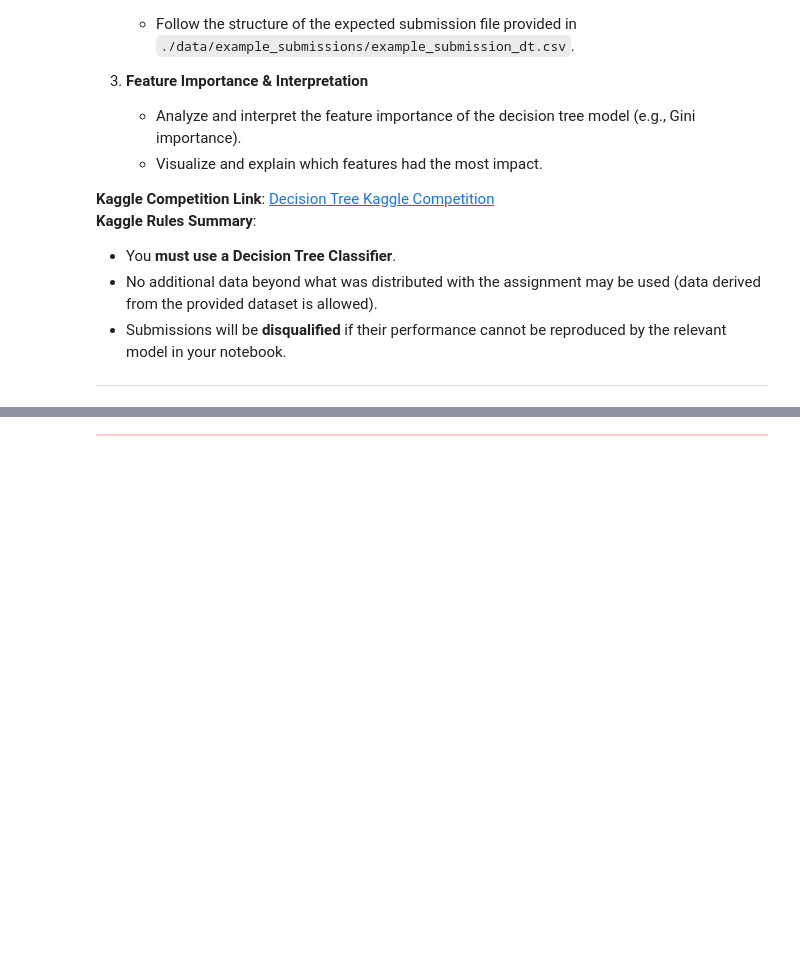
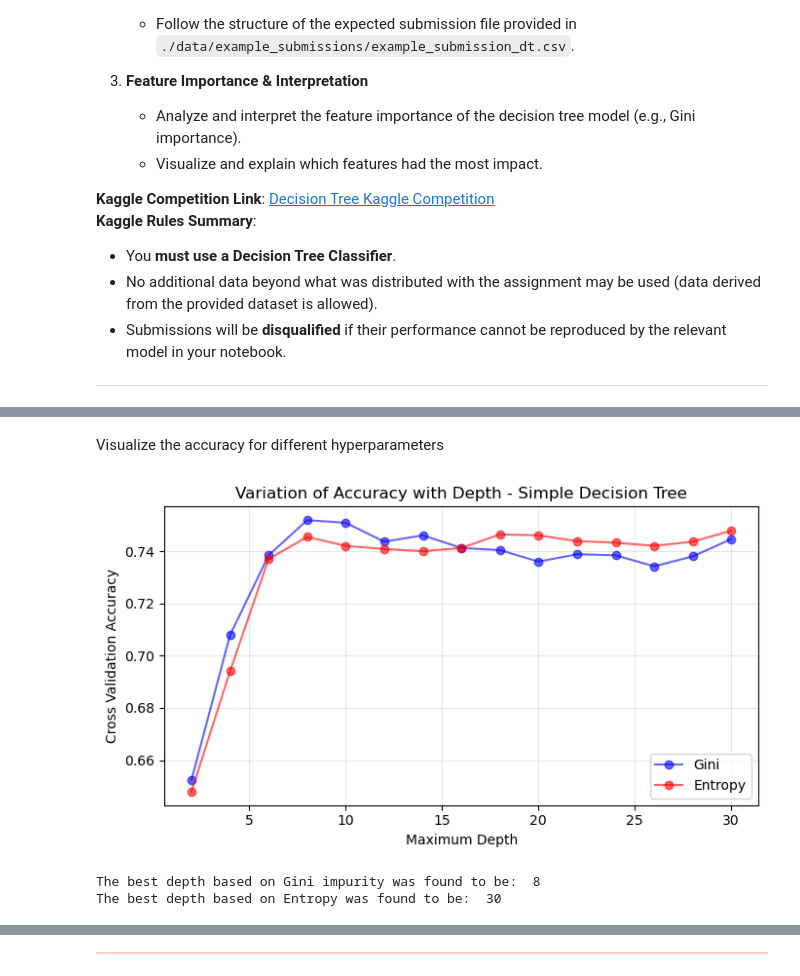
Before and after one commit to Siri-Gith1/CSCI109A_HW5, a Jupyter notebook: cs1090a_hw5.ipynb, the cells around one changed output, grey strips where cells are left out. Saved outputs shown, nothing was run; the diff lists cells and outputs as text; code cells hidden in the pictures; blank space fills up the shorter version.

```diff
--- a/cs1090a_hw5.ipynb
+++ b/cs1090a_hw5.ipynb
@@ -553,5 +626,24 @@ Develop a Decision Tree Classifier to predict student outcomes. You are expected
 
 ---
 # %%
-# your code here
-...
+
+#Start with the decision tree baseline with cv =5. Using the data after resampled by SMOTE
+
+criterion = ['gini', 'entropy']
+
+first_depth = 2
+final_depth = 30
+step = 2
+
+results = []
+for cur_criterion in criterion:
+    for max_depth in range(first_depth, final_depth+1, step):
+        dt = DecisionTreeClassifier(criterion=cur_criterion , max_depth=max_depth)
+        scores = cross_val_score(estimator=dt, X=xtrain_resampled_df, y=ytrain_resampled_df, cv=5, n_jobs=-1)
+
+        cur_results = {'criterion': cur_criterion,
+                      'depth': max_depth,
+                      'all_cv': scores,
+                      'mean_cv': scores.mean()}
+        results.append(cur_results)
+dt = pd.DataFrame(results)
@@ -557,0 +670,19 @@ Develop a Decision Tree Classifier to predict student outcomes. You are expected
+# %% [markdown]
+Visualize the accuracy for different hyperparameters
+# %%
+plt.figure(figsize=(7, 4))
+
+plt.plot(dt[dt.criterion == 'gini'].depth,
+         dt[dt.criterion == 'gini'].mean_cv, 'b-', marker='o', alpha = 0.6, label='Gini')
+plt.plot(dt[dt.criterion == 'entropy'].depth,
+         dt[dt.criterion == 'entropy'].mean_cv, 'r-', marker='o', alpha = 0.6, label='Entropy')
+plt.ylabel("Cross Validation Accuracy")
+plt.xlabel("Maximum Depth")
+plt.title('Variation of Accuracy with Depth - Simple Decision Tree')
+plt.legend()
+plt.grid(alpha = 0.3)
+
+plt.tight_layout()
+plt.show()
+# %% [output]
+[figure, added]
@@ -557,0 +701,18 @@ Develop a Decision Tree Classifier to predict student outcomes. You are expected
+# %%
+#Finding the best hyper parameter
+
+
+mean_CV_acc_gini = df_gini['mean_cv']
+mean_CV_acc_entropy = df_entropy['mean_cv']
+
+best_idx_gini = np.argmax(mean_CV_acc_gini)
+best_idx_entropy = np.argmax(mean_CV_acc_entropy)
+
+best_depth_gini = df_gini['depth'].iloc[best_idx_gini]
+best_depth_entropy = df_entropy['depth'].iloc[best_idx_entropy]
+
+print('The best depth based on Gini impurity was found to be: ', best_depth_gini)
+print('The best depth based on Entropy was found to be: ', best_depth_entropy)
+# %% [output]
+The best depth based on Gini impurity was found to be:  8
+The best depth based on Entropy was found to be:  30
```
Also changed, not shown: parts of 37 cells of this notebook.
